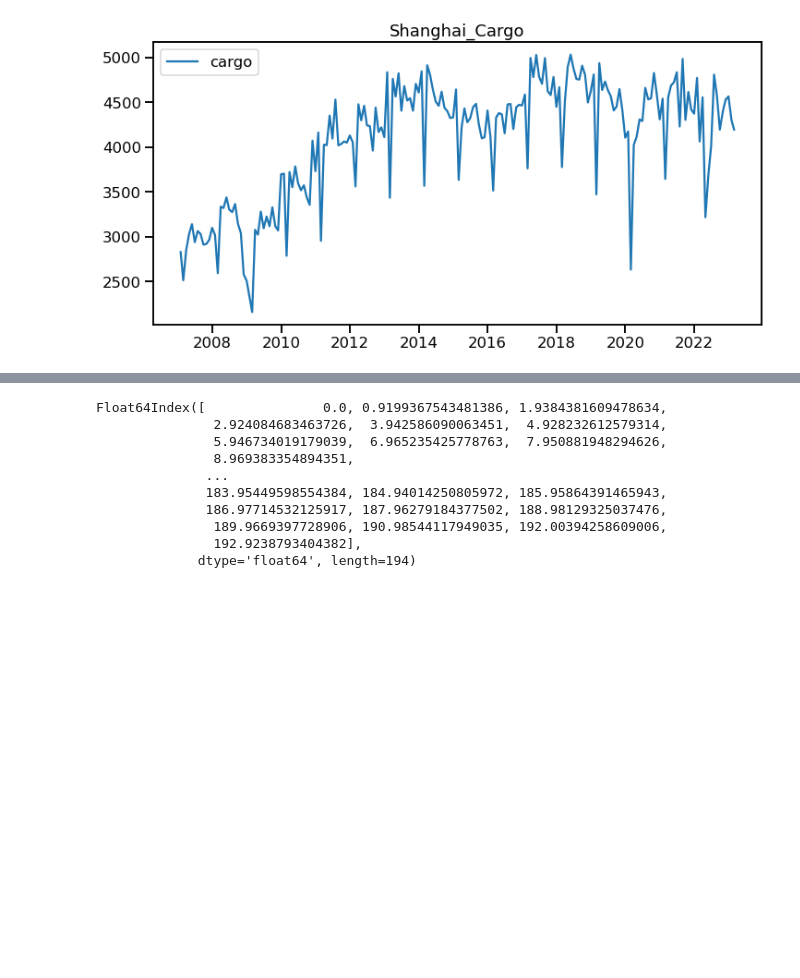
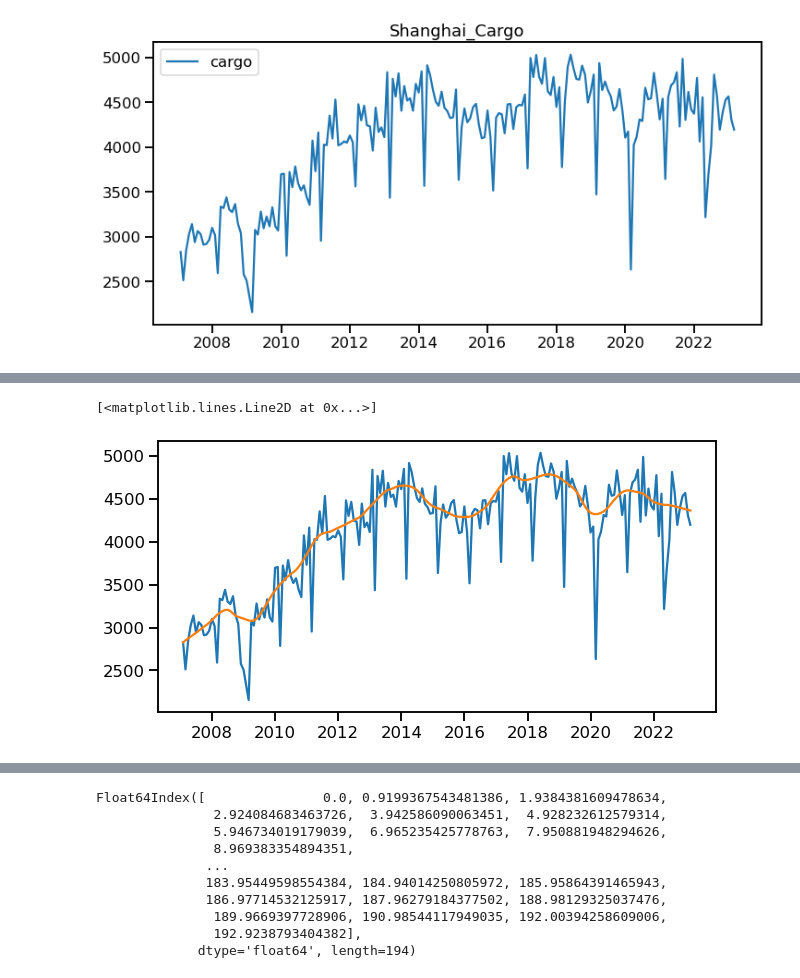
Before and after one commit to 21ckwj/project, a Jupyter notebook: project_container_freight_prediction/2. 데이터분석 및 예측.ipynb, the cells around one changed output, grey strips where cells are left out. Saved outputs shown, nothing was run; the diff lists cells and outputs as text; code cells hidden in the pictures; blank space fills up the shorter version.

```diff
--- a/project_container_freight_prediction/2. 데이터분석 및 예측.ipynb
+++ b/project_container_freight_prediction/2. 데이터분석 및 예측.ipynb
@@ -233,0 +263,12 @@ Text(0.5, 1.0, 'Shanghai_Cargo')
+# %%
+# frac = 0.1
+from statsmodels.nonparametric.smoothers_lowess import lowess
+y = df_['cargo']
+x = np.arange(0,len(y))
+frac = 0.1
+res = lowess(
+        endog=y,
+        exog=x,
+        frac = frac,
+        it=3)
+res[:10]
@@ -233,0 +286,3 @@ Text(0.5, 1.0, 'Shanghai_Cargo')
+# %%
+df_['lowess'] = res[:,1]
+df_.head()
@@ -233,0 +296,7 @@ Text(0.5, 1.0, 'Shanghai_Cargo')
+# %%
+fig,ax = plt.subplots(figsize=(10,5))
+ax.plot(df_.index, df_['cargo'], label='cargo')
+ax.plot(df_.index, df_['lowess'],label='lowess_trend')
+# %% [output]
+[<matplotlib.lines.Line2D at 0x...>]
+[figure, added]
```
Also changed, not shown: parts of 16 cells of this notebook.
